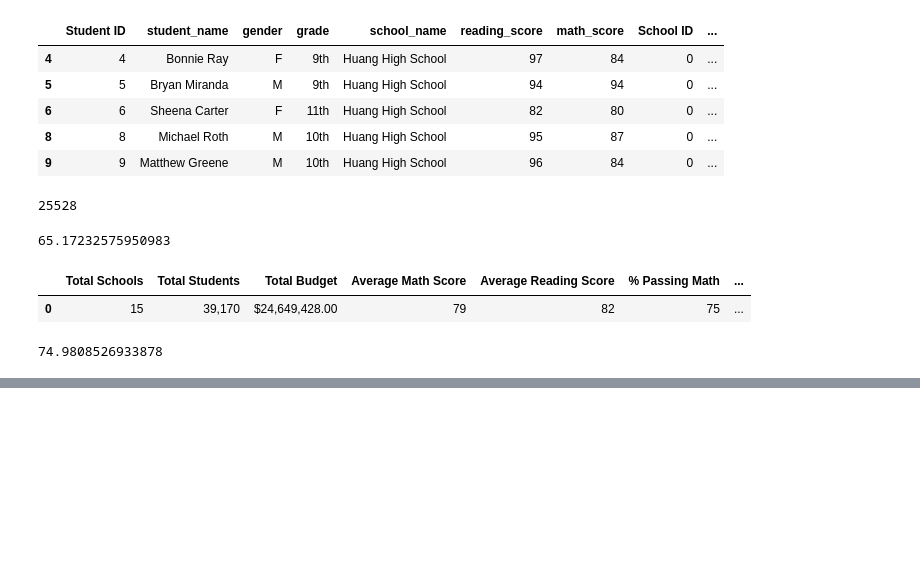
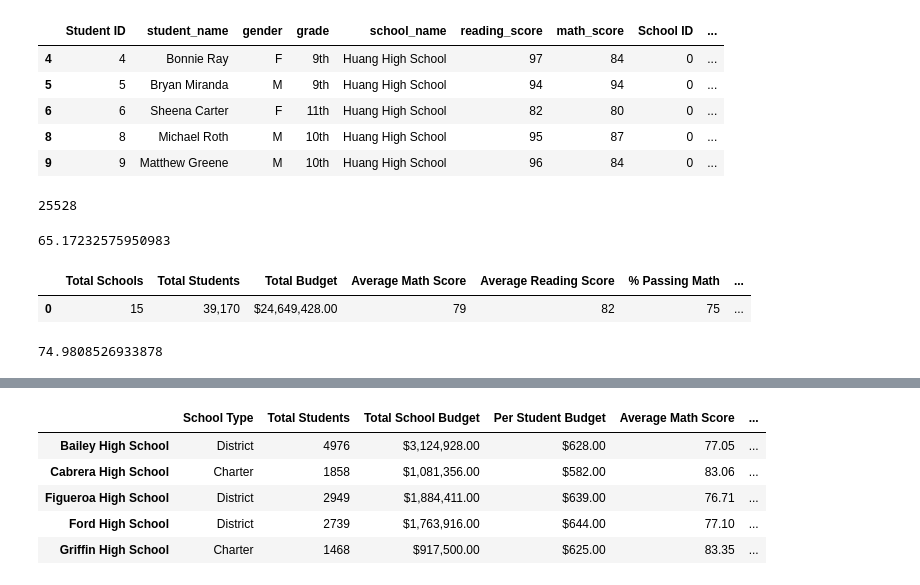
Before and after one commit to joshb738/School_District_Analysis, a Jupyter notebook: PyCitySchools.ipynb, the cells around one changed output, grey strips where cells are left out. Drawn from its saved outputs; the diff is of its cells as text; code cells hidden in the pictures; blank space fills up the shorter version.

Commit message:
school summary complete.

```diff
--- a/PyCitySchools.ipynb
+++ b/PyCitySchools.ipynb
@@ -182,0 +346,9 @@ passing_math_percent(passing_math_count, student_count)
+# %%
+# Determine the Percentage of Students Passing Math and Reading per school
+per_school_passing_math = per_school_passing_math / per_school_counts * 100
+per_school_passing_reading = per_school_passing_reading / per_school_counts * 100
+# %%
+# Calculate the students who passed both math and reading.
+per_passing_math_reading = school_data_complete_df[(school_data_complete_df["math_score"] >= 70) & (school_data_complete_df["reading_score"] >= 70)]
+
+per_passing_math_reading.head()
@@ -182,0 +362,7 @@ passing_math_percent(passing_math_count, student_count)
+# %%
+# Calculate the number of students who passed both math and reading.
+per_passing_math_reading = per_passing_math_reading.groupby(["school_name"]).count()["student_name"]
+# %%
+# Calculate the overall passing percentage.
+per_overall_passing_percentage = per_passing_math_reading / per_school_counts * 100
+per_overall_passing_percentage
@@ -182,0 +386,32 @@ passing_math_percent(passing_math_count, student_count)
+# %%
+# Adding a list of values with keys to create a new DataFrame.
+
+per_school_summary_df = pd.DataFrame({
+             "School Type": per_school_types,
+             "Total Students": per_school_counts,
+             "Total School Budget": per_school_budget,
+             "Per Student Budget": per_school_capita,
+             "Average Math Score": per_school_math,
+           "Average Reading Score": per_school_reading,
+           "% Passing Math": per_school_passing_math,
+           "% Passing Reading": per_school_passing_reading,
+           "% Overall Passing": per_overall_passing_percentage})
+
+# Format the Total School Budget and the Per Student Budget columns.
+per_school_summary_df["Total School Budget"] = per_school_summary_df["Total School Budget"].map("${:,.2f}".format)
+per_school_summary_df["Per Student Budget"] = per_school_summary_df["Per Student Budget"].map("${:,.2f}".format)
+# Display the data frame
+per_school_summary_df.head()
+per_school_summary_df["Average Math Score"] = per_school_summary_df["Average Math Score"].map("{:.2f}".format)
+per_school_summary_df["Average Reading Score"] = per_school_summary_df["Average Reading Score"].map("{:.2f}".format)
+per_school_summary_df["% Passing Math"] = per_school_summary_df["% Passing Math"].map("{:.2f}".format)
+per_school_summary_df["% Passing Reading"] = per_school_summary_df["% Passing Reading"].map("{:.2f}".format)
+per_school_summary_df["% Overall Passing"] = per_school_summary_df["% Overall Passing"].map("{:.2f}".format)
+per_school_summary_df.head()
+# %% [output]
+|  | School Type | Total Students | Total School Budget | Per Student Budget | Average Math Score | ... |
+| Bailey High School | District | 4976 | $3,124,928.00 | $628.00 | 77.05 | ... |
+| Cabrera High School | Charter | 1858 | $1,081,356.00 | $582.00 | 83.06 | ... |
+| Figueroa High School | District | 2949 | $1,884,411.00 | $639.00 | 76.71 | ... |
+| Ford High School | District | 2739 | $1,763,916.00 | $644.00 | 77.10 | ... |
+| Griffin High School | Charter | 1468 | $917,500.00 | $625.00 | 83.35 | ... |
```
Also changed, not shown: parts of 14 cells of this notebook.
